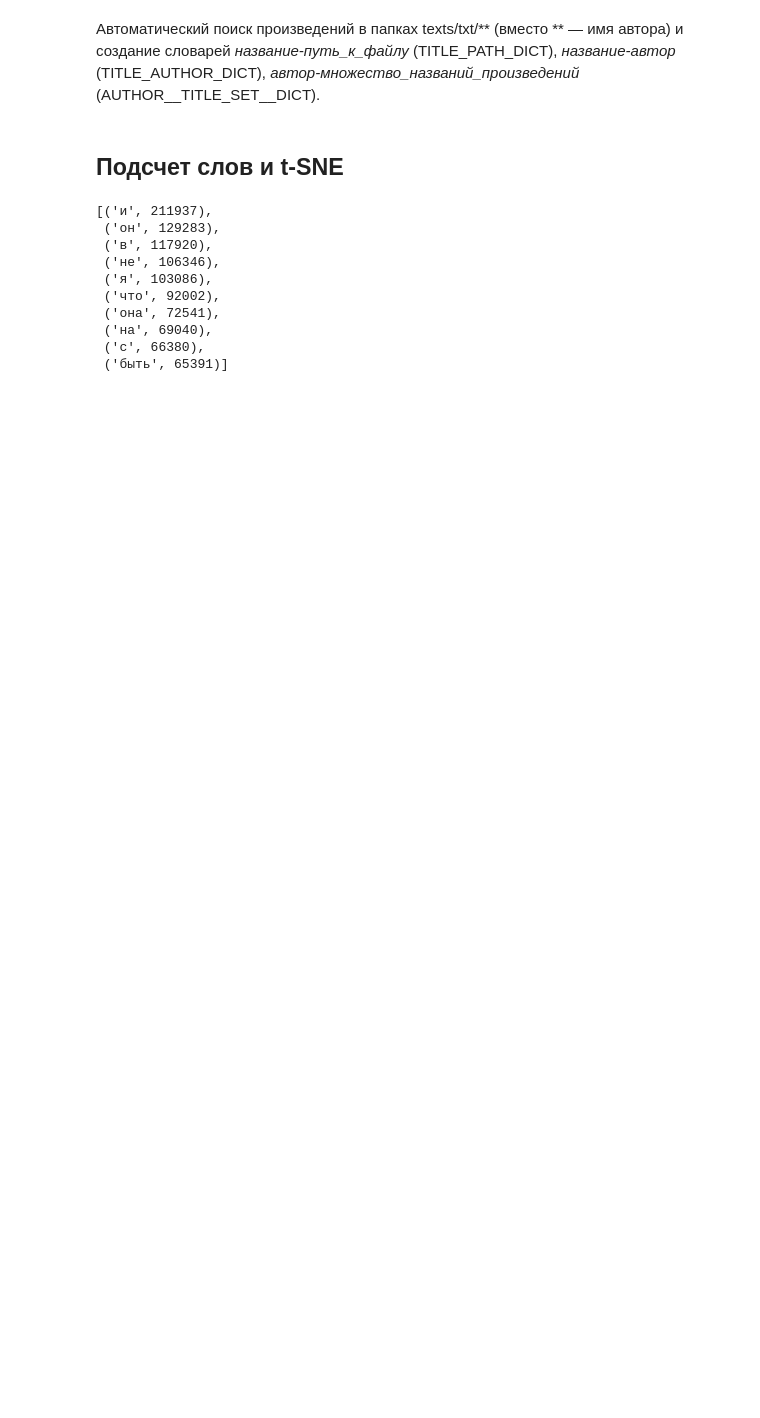
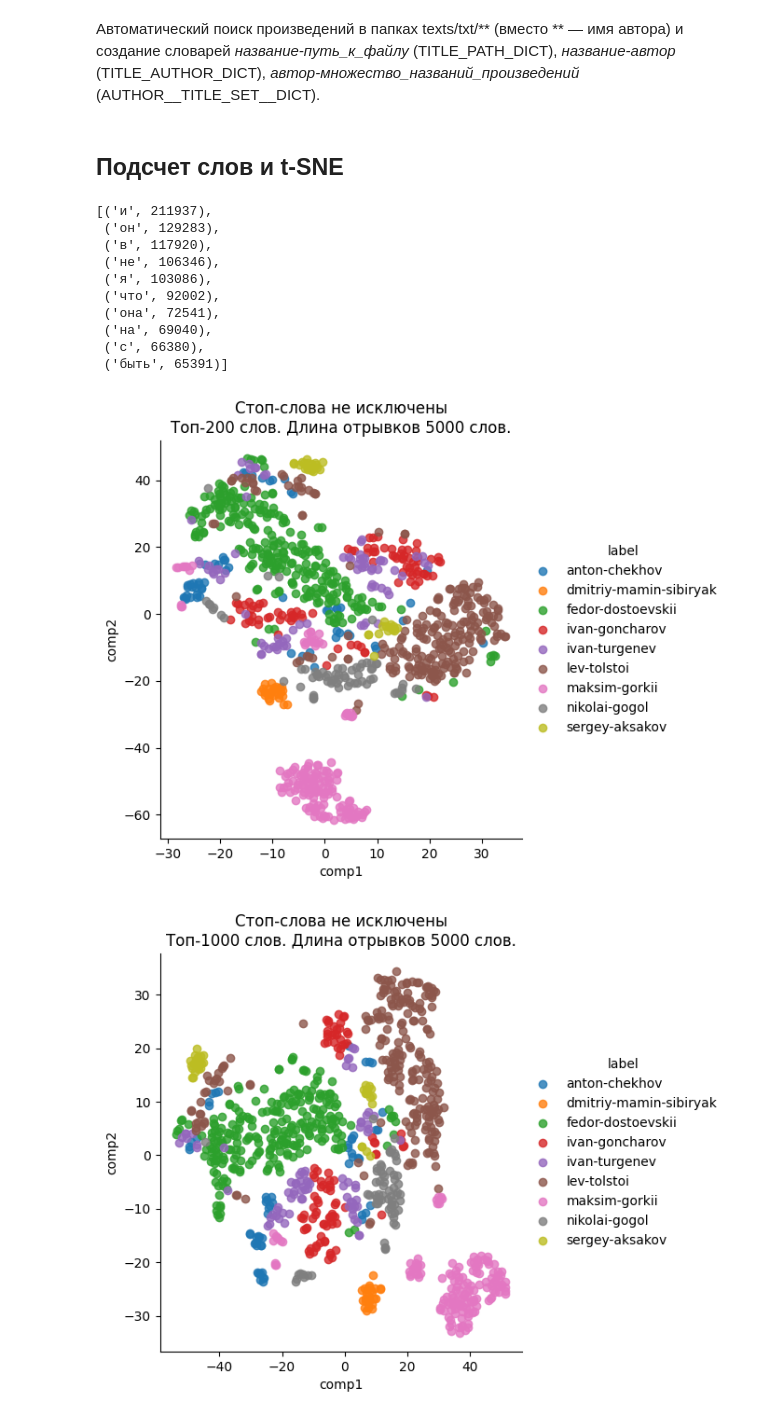
Before and after one commit to ksGrom/author_id, a Jupyter notebook: Kirill/Анализ_текстов_Слова.ipynb, the cells around one changed output. Cells and saved outputs as stored; diff of their text form; code cells hidden in the pictures; blank space fills up the shorter version.

```diff
--- a/Kirill/Анализ_текстов_Слова.ipynb
+++ b/Kirill/Анализ_текстов_Слова.ipynb
@@ -95 +95,8 @@ def word_count_tsne(n_top_words=2000, excerpt_mul=1):
     plt.show()
+# %%
+variants = [(200, 1), (1000, 1), (2000, 1), (1000, 2), (2000, 2), (200, 4), (2000, 4)]
+for n_top_words, excerpt_mul in variants:
+    word_count_tsne(n_top_words, excerpt_mul, info="Стоп-слова не исключены")
+# %% [output]
+[figure, added]
+[figure, added]
```
Also changed, not shown: parts of 7 cells of this notebook.
